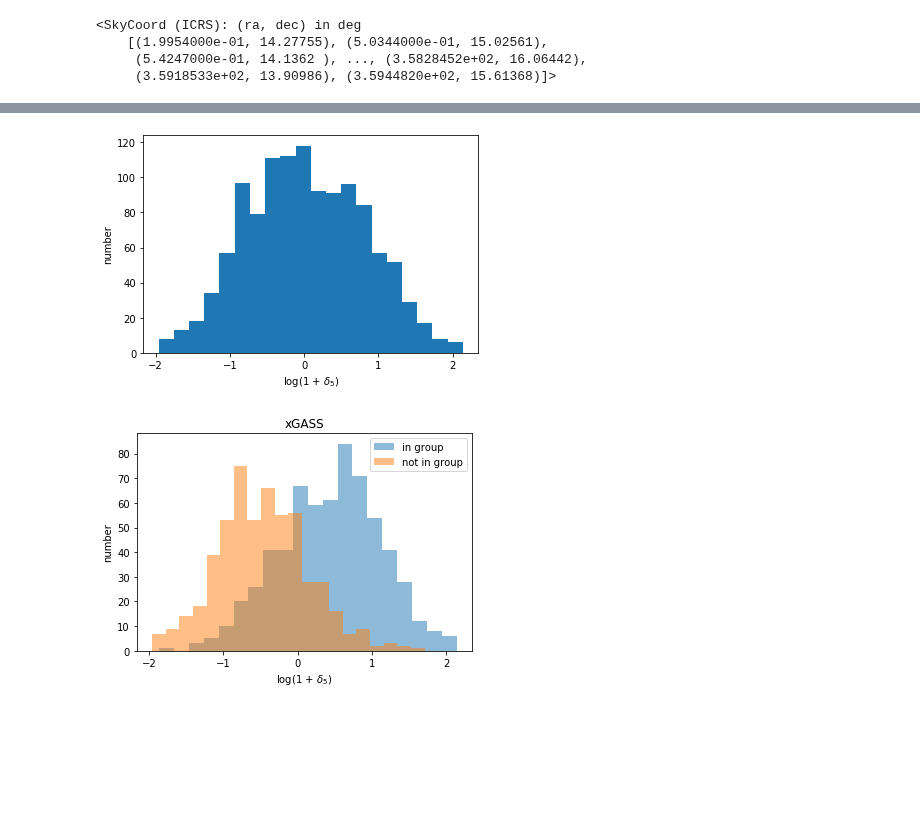
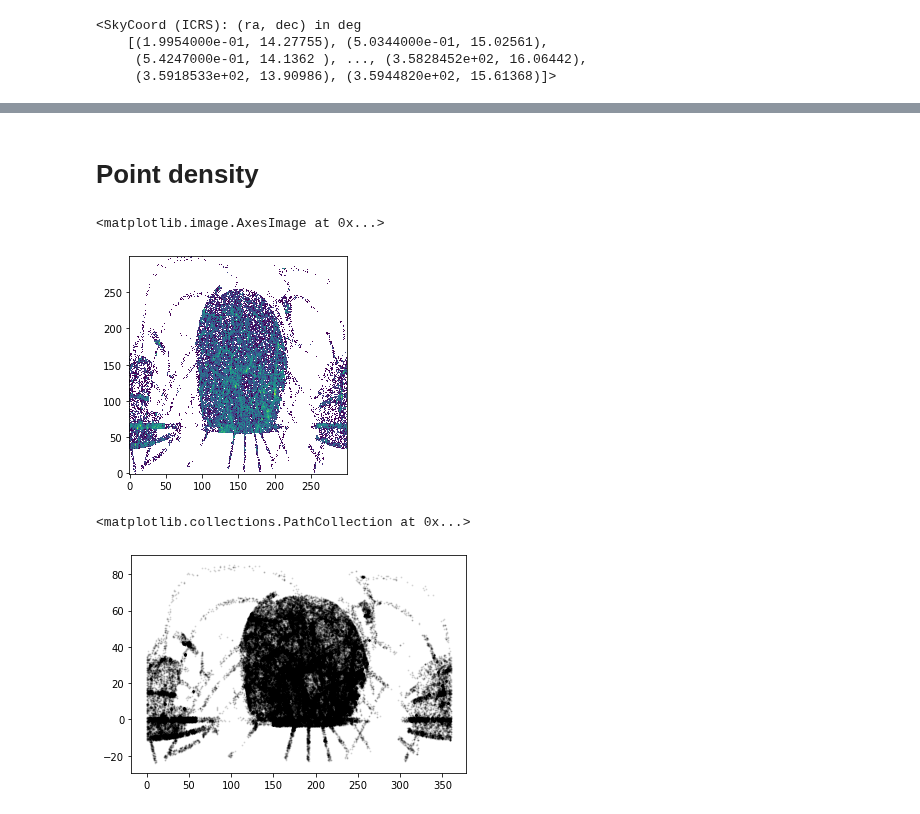
Before and after one commit to jwuphysics/HI-convnets, a Jupyter notebook: notebook/Environmental variable.ipynb, the cells around one changed output, grey strips where cells are left out. Drawn from its saved outputs; the diff is of its cells as text; code cells hidden in the pictures; blank space fills up the shorter version.

```diff
--- a/notebook/Environmental variable.ipynb
+++ b/notebook/Environmental variable.ipynb
@@ -130,16 +116,0 @@ overdensity.to_csv('../data/xGASS-delta_5.csv', )
-# %%
-plt.hist(np.log10(delta_5), bins=20)
-plt.xlabel(r'log(1 + $\delta_5$)')
-plt.ylabel('number');
-# %% [output]
-[figure, removed]
-# %%
-plt.hist(np.log10(delta_5)[xgass.env_code_B != 1], bins=20, alpha=0.5, label='in group')
-plt.hist(np.log10(delta_5)[xgass.env_code_B == 1], bins=20, alpha=0.5, label='not in group')
-plt.xlabel(r'log(1 + $\delta_5$)')
-plt.ylabel('number');
-
-plt.title('xGASS')
-plt.legend();
-# %% [output]
-[figure, removed]
@@ -145,0 +120,14 @@ plt.legend();
+# %% [markdown]
+# Point density
+# %%
+H, xedges, yedges = np.histogram2d(nsa_coords.ra, nsa_coords.dec, bins=(300, 300))
+# %%
+plt.imshow(np.log10(H.T), origin='lower')
+# %% [output]
+<matplotlib.image.AxesImage at 0x...>
+[figure, added]
+# %%
+plt.scatter(nsa_coords.ra, nsa_coords.dec, s=1, c='k', alpha=0.1)
+# %% [output]
+<matplotlib.collections.PathCollection at 0x...>
+[figure, added]
```
Also changed, not shown: parts of 22 cells of this notebook, 1 other file.
